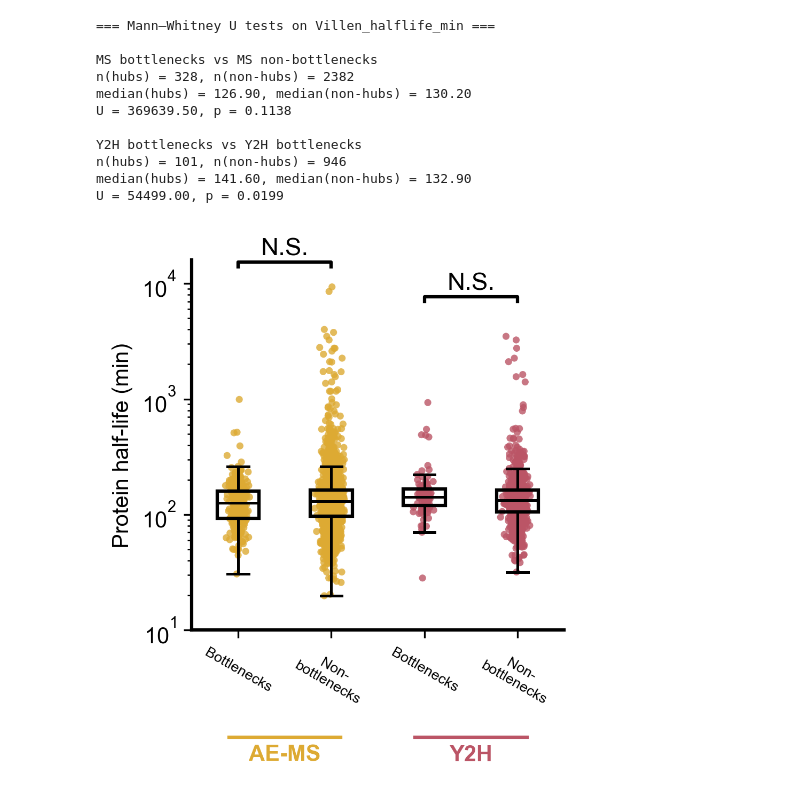
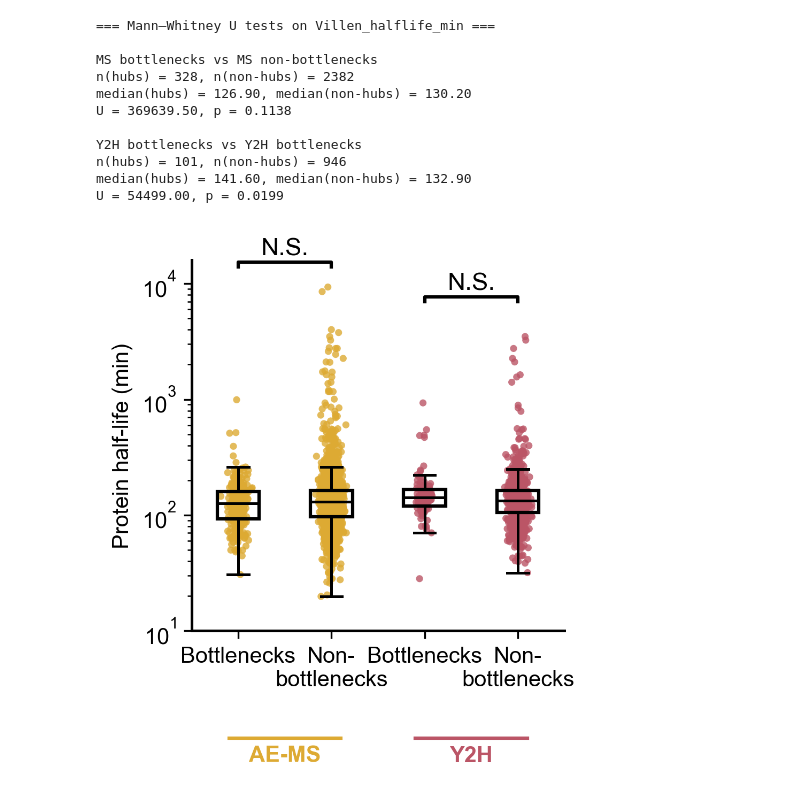
Before and after one commit to NCEMS/energetic-origins-of-PPI-connectivity, a Jupyter notebook: analysis-notebooks/from-muskan/2-figure-v2.ipynb, the cells around one changed output. Drawn from its saved outputs; the diff is of its cells as text; code cells hidden in the pictures.

```diff
--- a/analysis-notebooks/from-muskan/2-figure-v2.ipynb
+++ b/analysis-notebooks/from-muskan/2-figure-v2.ipynb
@@ -441,15 +442,16 @@ for element in ["whiskers", "caps", "medians"]:
 
 # --- Axes styling ---
 ax.set_yscale("log")
-ax.set_ylim(1, 1e7)
+#ax.set_ylim(1, 1e7)
+ax.set_ylim(3, 3200000)
 
 ax.set_ylabel("Molecular abundance")
 #ax.set_title("Betweenness Centrality")
 
 ax.spines["top"].set_visible(False)
 ax.spines["right"].set_visible(False)
-ax.spines["left"].set_linewidth(1.5)
-ax.spines["bottom"].set_linewidth(1.5)
+ax.spines["left"].set_linewidth(1.2)
+ax.spines["bottom"].set_linewidth(1.2)
 
 ms_pair_max  = max(ms_hub_vals.max(), ms_nothub_vals.max())
 y2h_pair_max = max(y2h_hub_vals.max(), y2h_nothub_vals.max())
@@ -501,10 +503,11 @@ ax.text(
 )
 ax.tick_params(axis="x", labelsize=8)
 for label in ax.get_xticklabels():
-    label.set_rotation(-30)   # or 45
+    label.set_rotation(0)   # or 45
     label.set_ha("center")
-    label.set_fontsize(6.5)
-plt.yticks([1, 10, 100, 1000, 10000, 100000, 100000, 1000000, 10000000])
+    label.set_fontsize(9.5)
+
+plt.tight_layout()
 plt.savefig(f"{OUT_PATH}2b.svg")
 plt.show()
 # %% [output]
@@ -853,8 +856,8 @@ ax.set_ylabel("Protein half-life (min)")
 
 ax.spines["top"].set_visible(False)
 ax.spines["right"].set_visible(False)
-ax.spines["left"].set_linewidth(1.5)
-ax.spines["bottom"].set_linewidth(1.5)
+ax.spines["left"].set_linewidth(1.2)
+ax.spines["bottom"].set_linewidth(1.2)
 
 ms_pair_max  = max(ms_hub_vals.max(), ms_nothub_vals.max())
 y2h_pair_max = max(y2h_hub_vals.max(), y2h_nothub_vals.max())
@@ -885,33 +888,33 @@ ax.text(
     va="top",
     fontsize=10,
     fontweight="bold",
     color=MS_COLOR,
 )
 
 # Y2H under boxes 3–4
 ax.plot(
     [2.9, 4.1], [-0.29, -0.29],
     transform=trans,
     clip_on=False,
     color=Y2H_COLOR,
     lw=1.5,
 )
 ax.text(
     3.5, -0.31, "Y2H",
     transform=trans,
     ha="center",
     va="top",
     fontsize=10,
     fontweight="bold",
     color=Y2H_COLOR,
 )
 ax.tick_params(axis="x", labelsize=8)
 for label in ax.get_xticklabels():
-    label.set_rotation(-30)   # or 45
+    label.set_rotation(0)   # or 45
     label.set_ha("center")
-    label.set_fontsize(6.5)
+    label.set_fontsize(10)
 plt.yticks([10, 100, 1000, 10000])
 plt.savefig(f"{OUT_PATH}2d.svg")
 plt.show()
 # %% [output]
-[figure, old version]
+[figure, new version]
```
Also changed, not shown: parts of 4 cells of this notebook, 20 other files.
